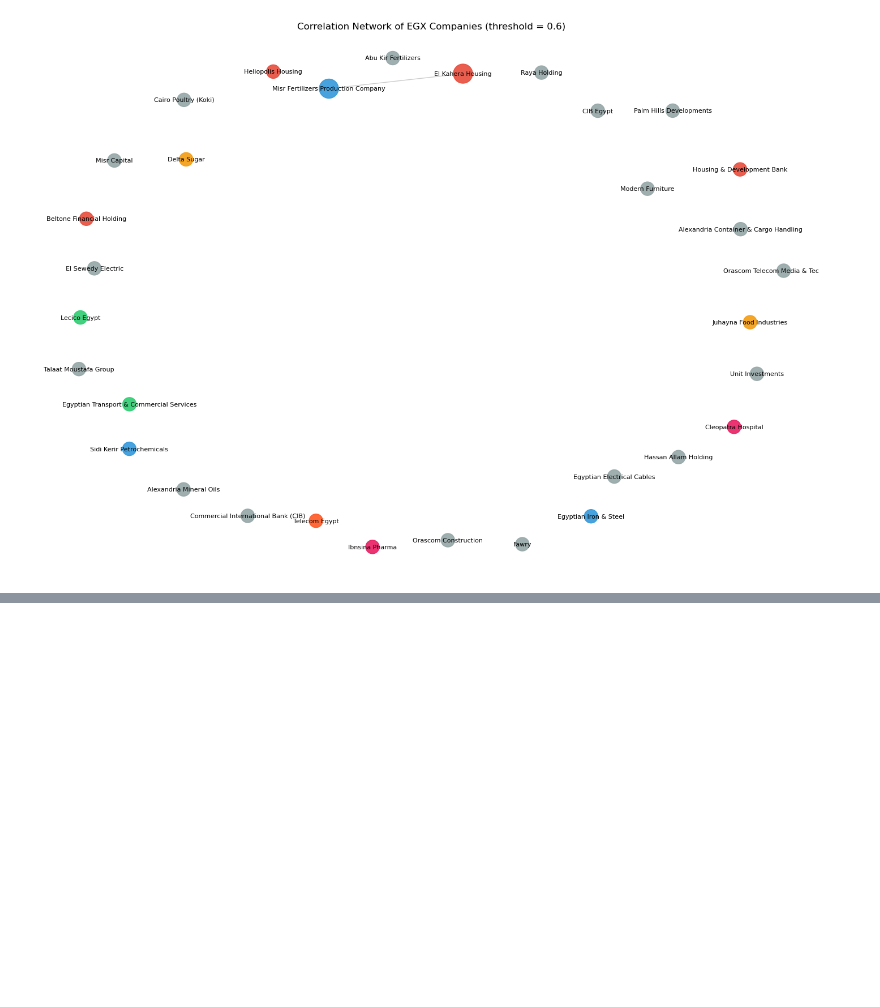
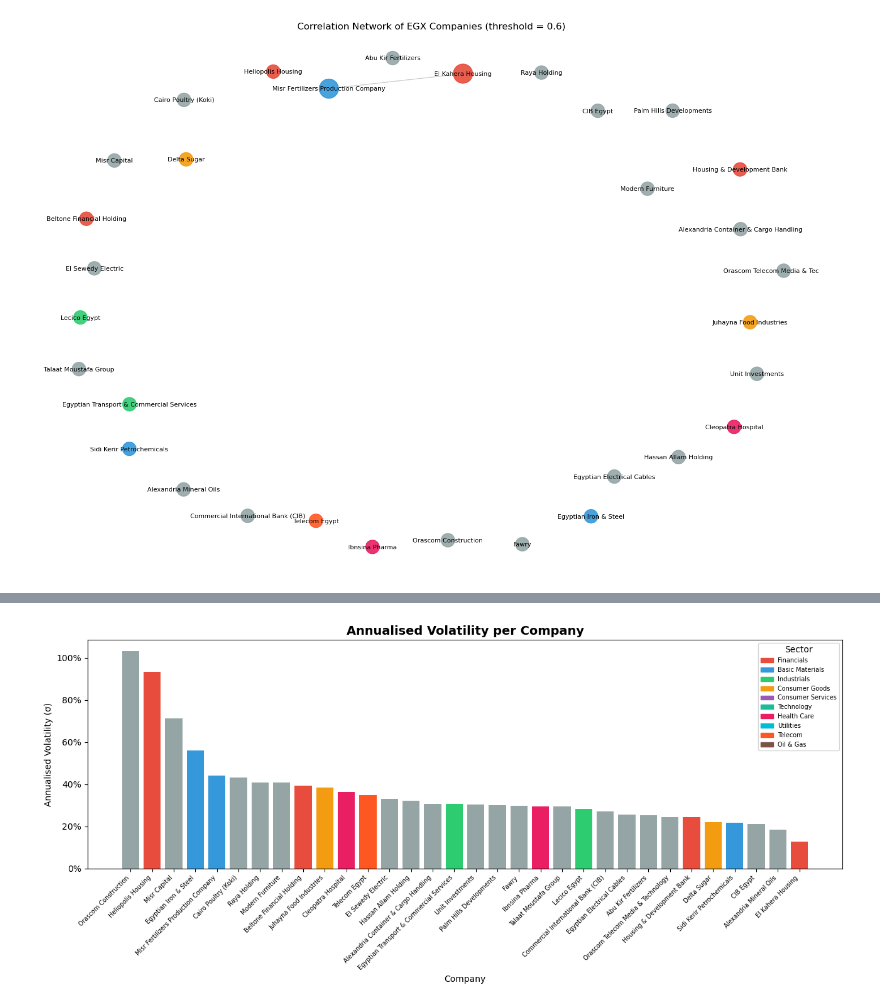
Before and after one commit to abdulrahman-mahmoud/Egxstock-analysis, a Jupyter notebook: Proessing/cleaning_analysis.ipynb, the cells around one changed output, grey strips where cells are left out. Cells and saved outputs as stored; diff of their text form; code cells hidden in the pictures; blank space fills up the shorter version.

Commit message:
More Visualization

```diff
--- a/Proessing/cleaning_analysis.ipynb
+++ b/Proessing/cleaning_analysis.ipynb
@@ -421,0 +432,18 @@ Most Important: Abu Kir Fertilizers (0.0000)
+# %%
+TRADING_DAYS = 252
+RISK_FREE    = 0.0          # annualised; adjust if a benchmark rate is available
+
+risk = df.groupby('Company')['Daily_Return'].agg(
+    Mean_Daily_Return='mean',
+    Std_Daily_Return='std'
+).dropna()
+
+risk['Ann_Return']     = risk['Mean_Daily_Return'] * TRADING_DAYS
+risk['Ann_Volatility'] = risk['Std_Daily_Return']  * np.sqrt(TRADING_DAYS)
+
+risk = risk.reset_index()
+risk['Sector'] = risk['Company'].map(sector_map)
+
+print(risk[['Company', 'Ann_Return', 'Ann_Volatility', 'Sector']]
+      .sort_values('Ann_Volatility', ascending=False)
+      .to_string(index=False))
@@ -421,0 +468,26 @@ Most Important: Abu Kir Fertilizers (0.0000)
+# %%
+sector_colors = {
+    'Financials': '#e74c3c', 'Basic Materials': '#3498db',
+    'Industrials': '#2ecc71', 'Consumer Goods': '#f39c12',
+    'Consumer Services': '#9b59b6', 'Technology': '#1abc9c',
+    'Health Care': '#e91e63', 'Utilities': '#00bcd4',
+    'Telecom': '#ff5722', 'Oil & Gas': '#795548'
+}
+
+fig, ax = plt.subplots(figsize=(13, 6))
+colors = risk['Sector'].map(sector_colors).fillna('#95a5a6')
+bars = ax.bar(risk.sort_values('Ann_Volatility', ascending=False)['Company'],
+              risk.sort_values('Ann_Volatility', ascending=False)['Ann_Volatility'],
+              color=colors.reindex(risk.sort_values('Ann_Volatility', ascending=False).index))
+ax.set_title('Annualised Volatility per Company', fontsize=14, fontweight='bold')
+ax.set_xlabel('Company')
+ax.set_ylabel('Annualised Volatility (σ)')
+ax.yaxis.set_major_formatter(mticker.PercentFormatter(xmax=1))
+plt.xticks(rotation=45, ha='right', fontsize=7)
+
+handles = [plt.Rectangle((0,0),1,1, color=c) for c in sector_colors.values()]
+ax.legend(handles, sector_colors.keys(), loc='upper right', fontsize=7, title='Sector')
+plt.tight_layout()
+plt.show()
+# %% [output]
+[figure, added]
```
Also changed, not shown: parts of 7 cells of this notebook.
